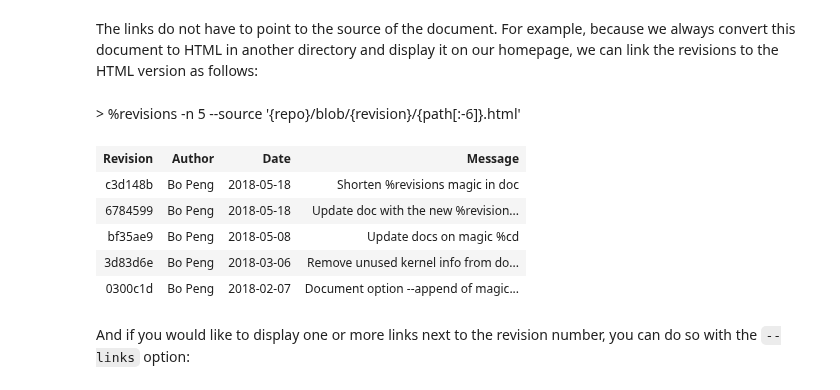
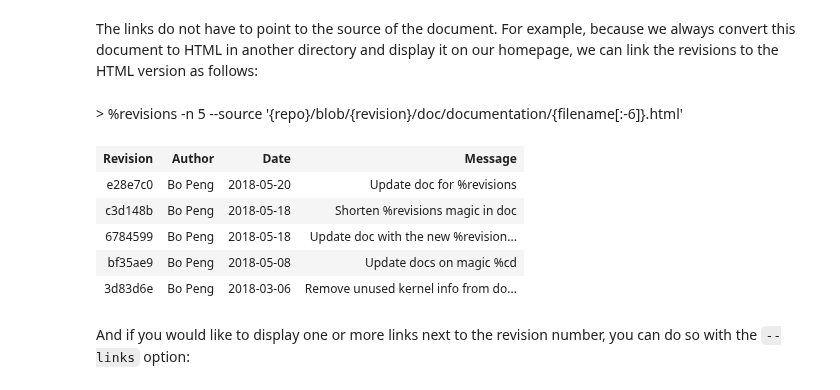
Before and after one commit to vatlab/sos-docs, a Jupyter notebook: src/documentation/SoS_Magics.ipynb, the cells around one changed output. Saved outputs shown, nothing was run; the diff lists cells and outputs as text; code cells hidden in the pictures.

Commit message:
Fix url to HTML

```diff
--- a/src/documentation/SoS_Magics.ipynb
+++ b/src/documentation/SoS_Magics.ipynb
@@ -520,15 +520,15 @@ to link revisions to github.
 The links do not have to point to the source of the document. For example, because we always convert this document to HTML in another directory and display it on our homepage, we can link the revisions to the HTML version as follows:
 # %%
 %revisions -n 5 \
-  --source '{{repo}}/blob/{{revision}}/{{path[:-6]}}.html'
+  --source '{{repo}}/blob/{{revision}}/doc/documentation/{{filename[:-6]}}.html'
 # %% [output]
-> %revisions -n 5 --source '{repo}/blob/{revision}/{path[:-6]}.html'
+> %revisions -n 5 --source '{repo}/blob/{revision}/doc/documentation/{filename[:-6]}.html'
 | Revision | Author | Date | Message |
+| e28e7c0 | Bo Peng | 2018-05-20 | Update doc for %revisions |
 | c3d148b | Bo Peng | 2018-05-18 | Shorten %revisions magic in doc |
 | 6784599 | Bo Peng | 2018-05-18 | Update doc with the new %revision... |
 | bf35ae9 | Bo Peng | 2018-05-08 | Update docs on magic %cd |
 | 3d83d6e | Bo Peng | 2018-03-06 | Remove unused kernel info from do... |
-| 0300c1d | Bo Peng | 2018-02-07 | Document option --append of magic... |
 # %% [markdown]
 And if you would like to display one or more links next to the revision number, you can do so with the `--links` option:
 # %%
```
Also changed, not shown: parts of 1 cell of this notebook.
